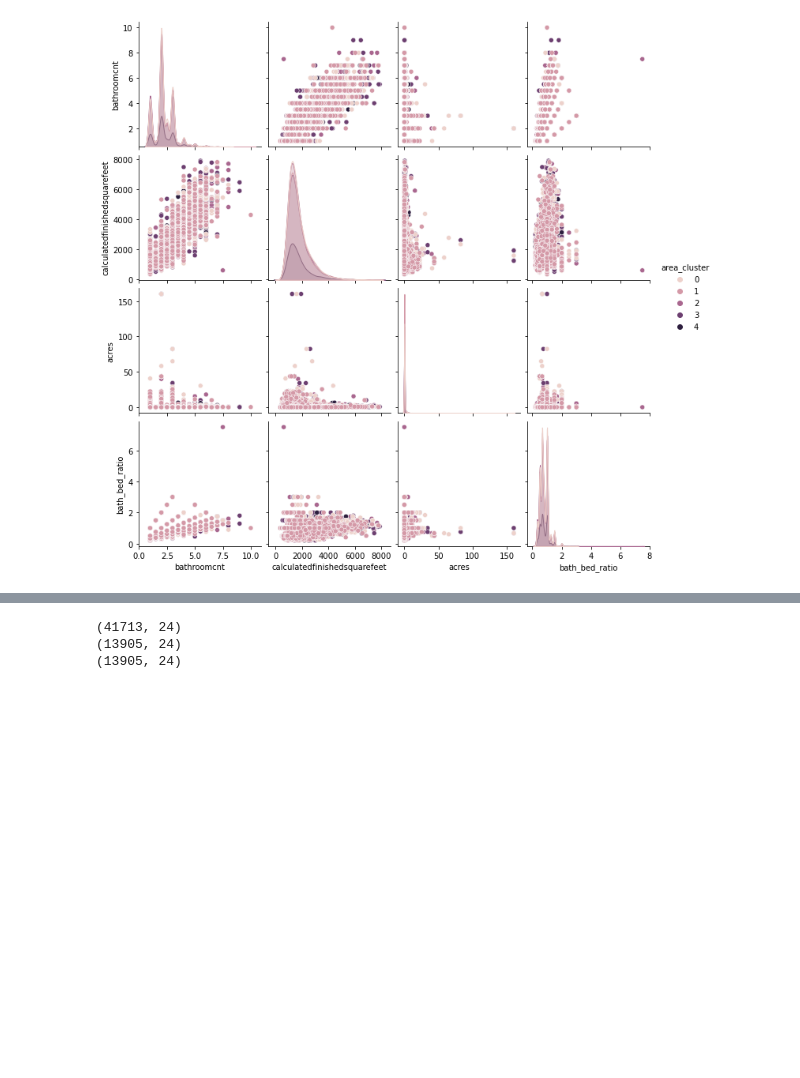
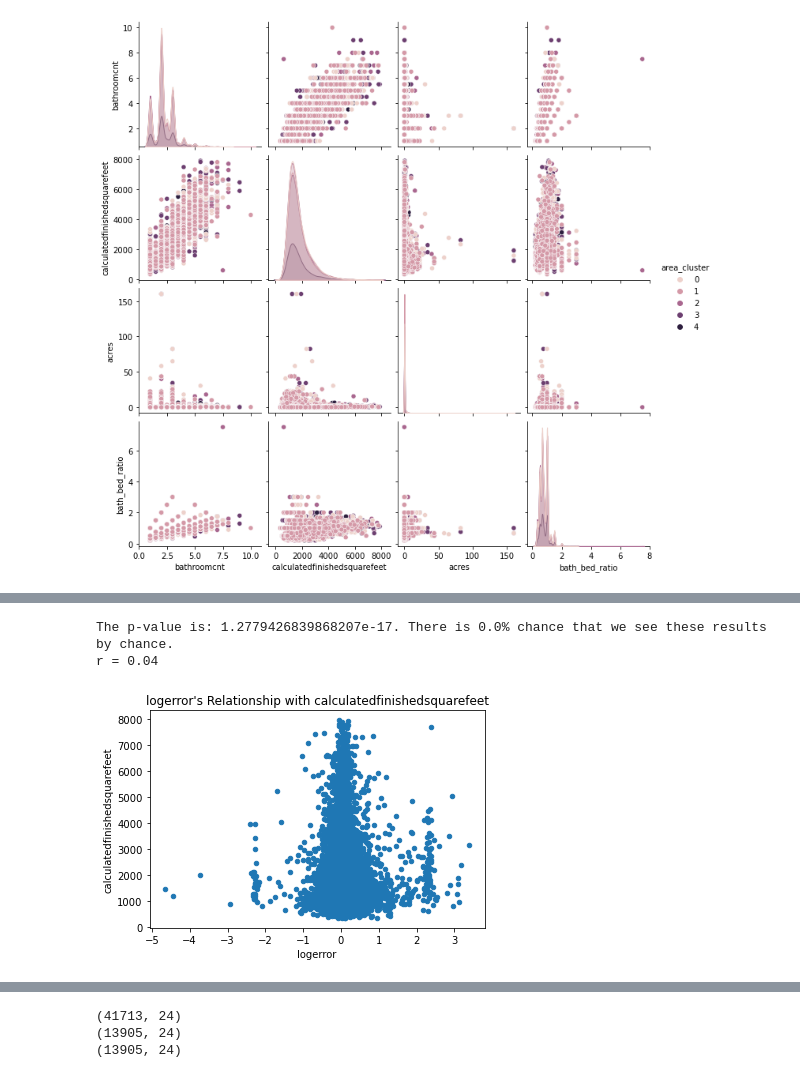
Before and after one commit to Brooke-Holyoak/clustering-exercises, a Jupyter notebook: explore_zillow.ipynb, the cells around one changed output, grey strips where cells are left out. Saved outputs shown, nothing was run; the diff lists cells and outputs as text; code cells hidden in the pictures; blank space fills up the shorter version.

Commit message:
notebook and module updates

```diff
--- a/explore_zillow.ipynb
+++ b/explore_zillow.ipynb
@@ -366,0 +383,15 @@ sns.pairplot(data=plt_df, hue='area_cluster')
+# %%
+#Place this function in the wrangle module.
+def correlation_exploration(train, x_string, y_string):
+    '''
+    This function takes in a df, a string for an x-axis variable in the df,
+    and a string for a y-axis variable in the df and displays a scatter plot, the r-
+    squared value, and the p-value. It explores the correlation between input the x
+    and y variables.
+    '''
+    r, p = stats.pearsonr(train[x_string], train[y_string])
+    df.plot.scatter(x_string, y_string)
+    plt.title(f"{x_string}'s Relationship with {y_string}")
+    print(f'The p-value is: {p}. There is {round(p,3)}% chance that we see these results by chance.')
+    print(f'r = {round(r, 2)}')
+    plt.show()
@@ -366,0 +402,10 @@ sns.pairplot(data=plt_df, hue='area_cluster')
+# %%
+# Compare logerror to calculatedfinishedsqft, latitude, longitude, bed_bath_ratio, acres
+### We will set a confidence ratio of 95%. Alpha is set at 0.05%.
+### Our null hypothesis: There is no linear correlation between logerror and Calculatedfinishedsquarefeet
+### Our alternative hypothesis: There is a linear correlation between logerror and Calculatedfinishedsquarefeet
+correlation_exploration(train, 'logerror', 'calculatedfinishedsquarefeet')
+# %% [output]
+The p-value is: 1.2779426839868207e-17. There is 0.0% chance that we see these results by chance.
+r = 0.04
+[figure, added]
```
Also changed, not shown: parts of 44 cells of this notebook, 2 other files.
